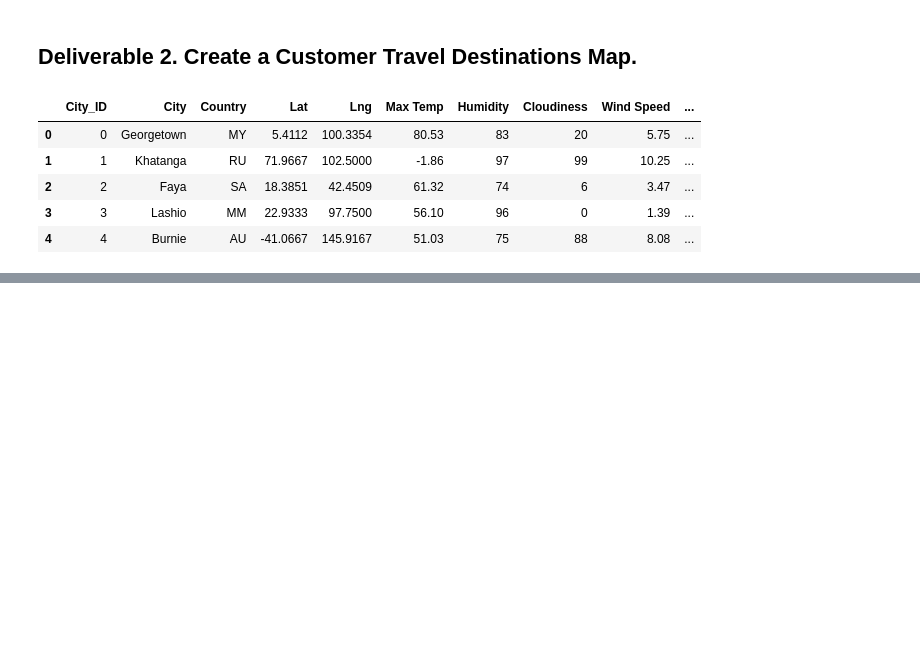
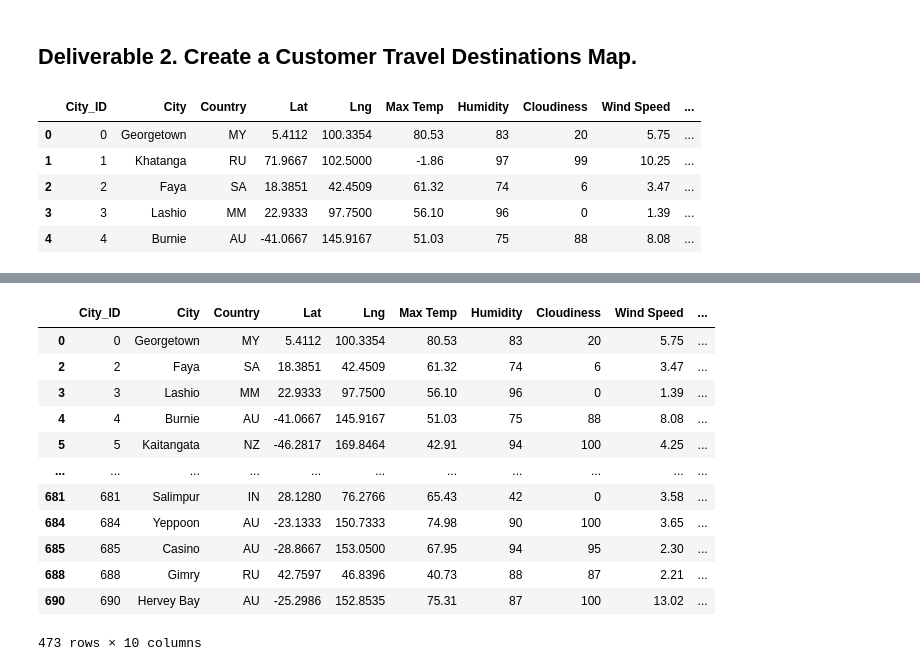
Before and after one commit to Cthompsonlbi/World_Weather_Analysis, a Jupyter notebook: Vacation_Search/Vacation_Search.ipynb, the cells around one changed output, grey strips where cells are left out. Drawn from its saved outputs; the diff is of its cells as text; code cells hidden in the pictures; blank space fills up the shorter version.

```diff
--- a/Vacation_Search/Vacation_Search.ipynb
+++ b/Vacation_Search/Vacation_Search.ipynb
@@ -64,6 +64,21 @@ dtype: int64
 # %%
 # 4b. Drop any empty rows and create a new DataFrame that doesn’t have empty rows.
 clean_df = preferred_cities_df.dropna()
+clean_df
+# %% [output]
+|  | City_ID | City | Country | Lat | Lng | Max Temp | Humidity | Cloudiness | Wind Speed | ... |
+| 0 | 0 | Georgetown | MY | 5.4112 | 100.3354 | 80.53 | 83 | 20 | 5.75 | ... |
+| 2 | 2 | Faya | SA | 18.3851 | 42.4509 | 61.32 | 74 | 6 | 3.47 | ... |
+| 3 | 3 | Lashio | MM | 22.9333 | 97.7500 | 56.10 | 96 | 0 | 1.39 | ... |
+| 4 | 4 | Burnie | AU | -41.0667 | 145.9167 | 51.03 | 75 | 88 | 8.08 | ... |
+| 5 | 5 | Kaitangata | NZ | -46.2817 | 169.8464 | 42.91 | 94 | 100 | 4.25 | ... |
+| ... | ... | ... | ... | ... | ... | ... | ... | ... | ... | ... |
+| 681 | 681 | Salimpur | IN | 28.1280 | 76.2766 | 65.43 | 42 | 0 | 3.58 | ... |
+| 684 | 684 | Yeppoon | AU | -23.1333 | 150.7333 | 74.98 | 90 | 100 | 3.65 | ... |
+| 685 | 685 | Casino | AU | -28.8667 | 153.0500 | 67.95 | 94 | 95 | 2.30 | ... |
+| 688 | 688 | Gimry | RU | 42.7597 | 46.8396 | 40.73 | 88 | 87 | 2.21 | ... |
+| 690 | 690 | Hervey Bay | AU | -25.2986 | 152.8535 | 75.31 | 87 | 100 | 13.02 | ... |
+473 rows × 10 columns
 # %%
 # 5a. Create DataFrame called hotel_df to store hotel names along with city, country, max temp, and coordinates.
 hotel_df = clean_df[["City", "Country", "Max Temp", "Current Description", "Lat", "Lng"]].copy()
```
Also changed, not shown: parts of 6 cells of this notebook, 2 other files.
